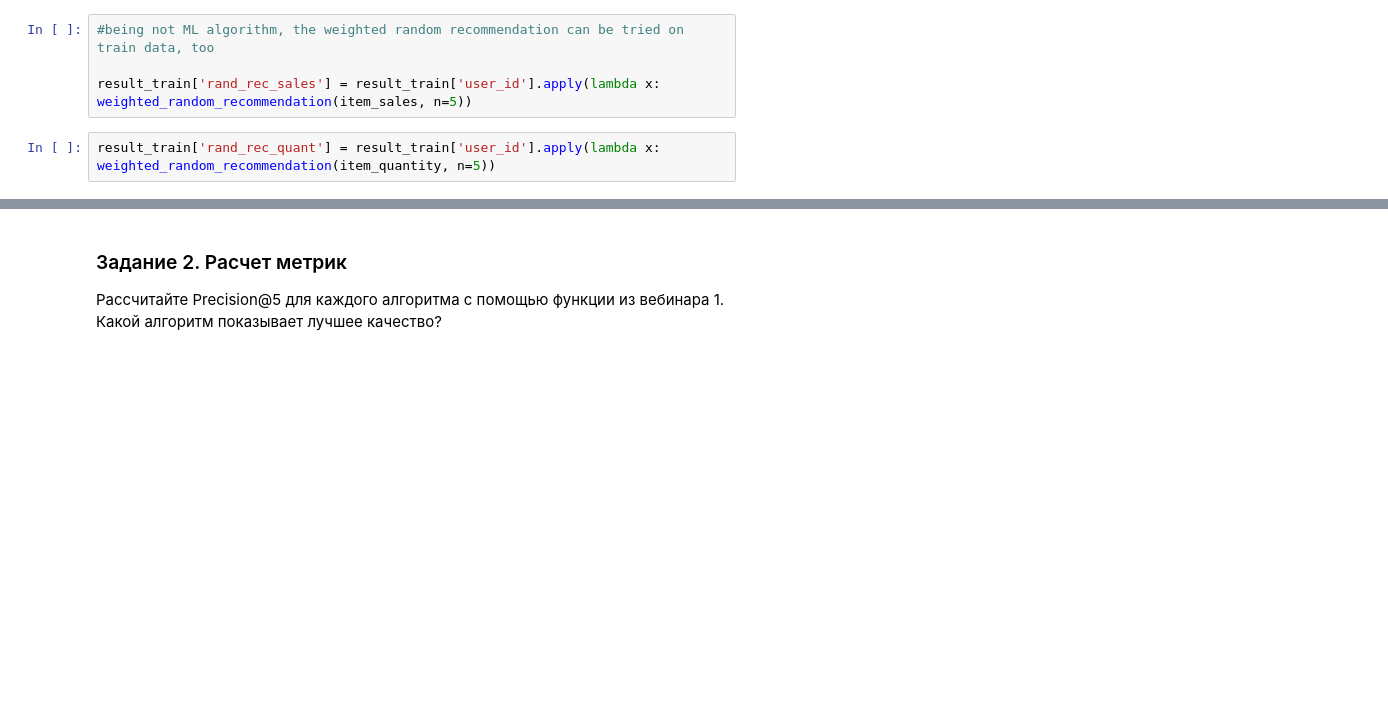
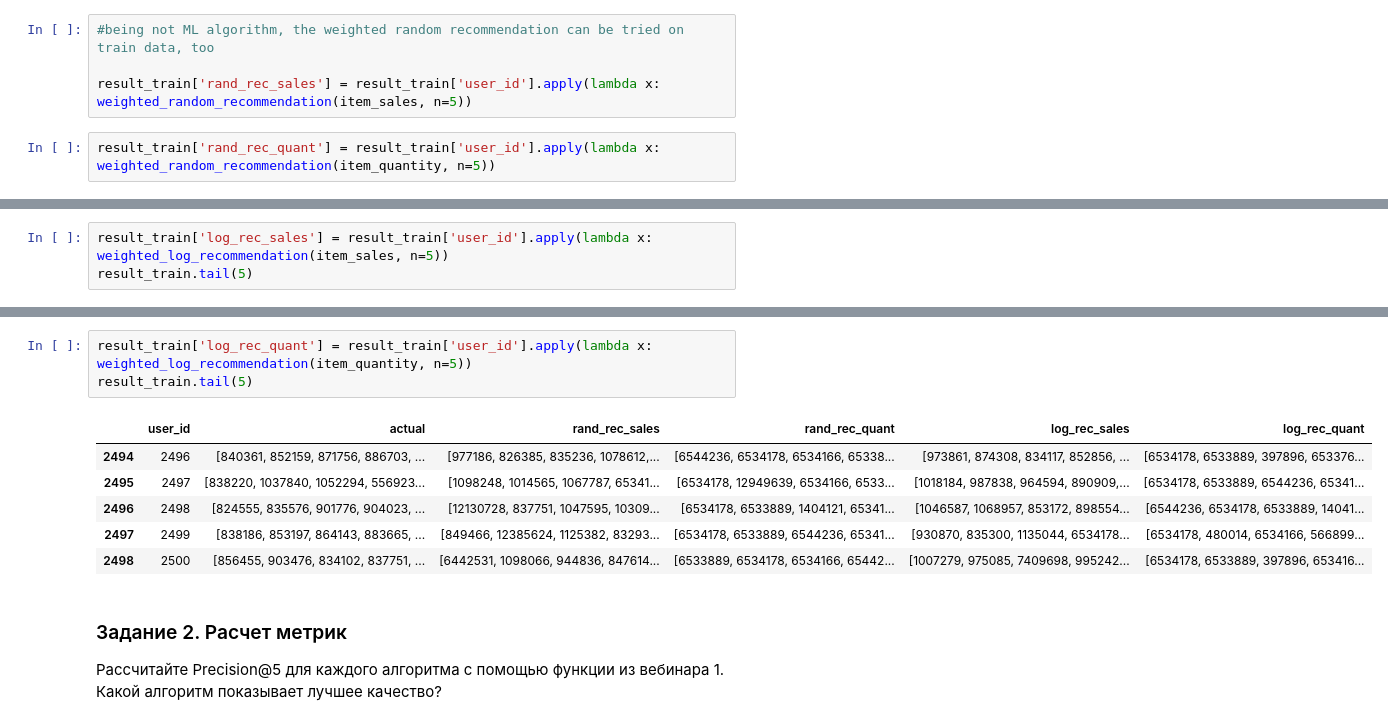
Before and after one commit to aldalinde/ReSys, a Jupyter notebook: hw_webinar_2.ipynb, the cells around one changed output, grey strips where cells are left out. Drawn from its saved outputs; the diff is of its cells as text; blank space fills up the shorter version.

```diff
--- a/hw_webinar_2.ipynb
+++ b/hw_webinar_2.ipynb
@@ -189,0 +262,3 @@ result_train.head(5)
+# %%
+result_train['log_rec_sales'] = result_train['user_id'].apply(lambda x: weighted_log_recommendation(item_sales, n=5))
+result_train.tail(5)
@@ -190,3 +272,13 @@ result_train.head(5)
+# %%
+result_train['log_rec_quant'] = result_train['user_id'].apply(lambda x: weighted_log_recommendation(item_quantity, n=5))
+result_train.tail(5)
+# %% [output]
+|  | user_id | actual | rand_rec_sales | rand_rec_quant | log_rec_sales | log_rec_quant |
+| 2494 | 2496 | [840361, 852159, 871756, 886703, ... | [977186, 826385, 835236, 1078612,... | [6544236, 6534178, 6534166, 65338... | [973861, 874308, 834117, 852856, ... | [6534178, 6533889, 397896, 653376... |
+| 2495 | 2497 | [838220, 1037840, 1052294, 556923... | [1098248, 1014565, 1067787, 65341... | [6534178, 12949639, 6534166, 6533... | [1018184, 987838, 964594, 890909,... | [6534178, 6533889, 6544236, 65341... |
+| 2496 | 2498 | [824555, 835576, 901776, 904023, ... | [12130728, 837751, 1047595, 10309... | [6534178, 6533889, 1404121, 65341... | [1046587, 1068957, 853172, 898554... | [6544236, 6534178, 6533889, 14041... |
+| 2497 | 2499 | [838186, 853197, 864143, 883665, ... | [849466, 12385624, 1125382, 83293... | [6534178, 6533889, 6544236, 65341... | [930870, 835300, 1135044, 6534178... | [6534178, 480014, 6534166, 566899... |
+| 2498 | 2500 | [856455, 903476, 834102, 837751, ... | [6442531, 1098066, 944836, 847614... | [6533889, 6534178, 6534166, 65442... | [1007279, 975085, 7409698, 995242... | [6534178, 6533889, 397896, 653416... |
 # %% [markdown]
 ### Задание 2. Расчет метрик
 Рассчитайте Precision@5 для каждого алгоритма с помощью функции из вебинара 1. Какой алгоритм показывает лучшее качество?
```
Also changed, not shown: parts of 22 cells of this notebook.
